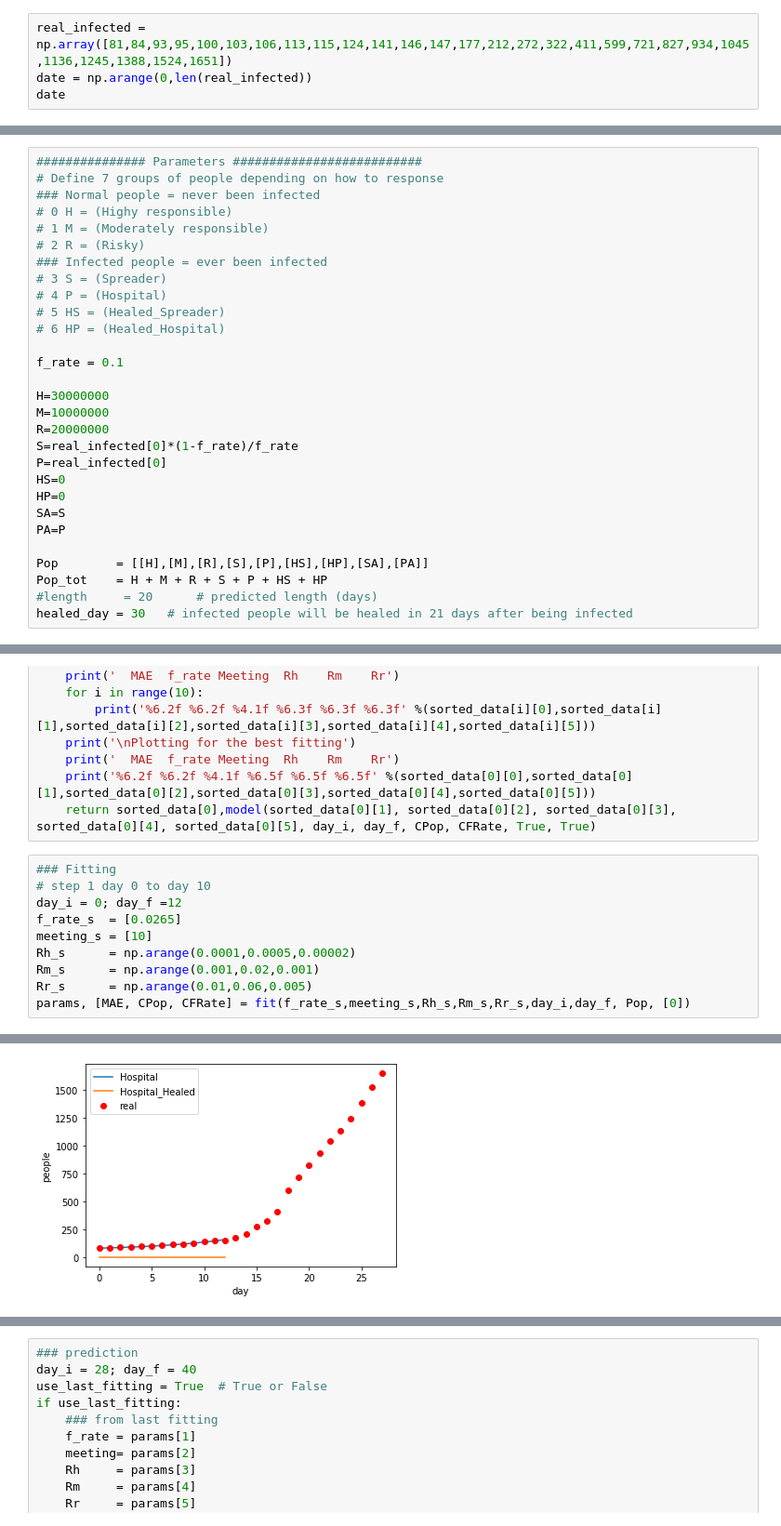
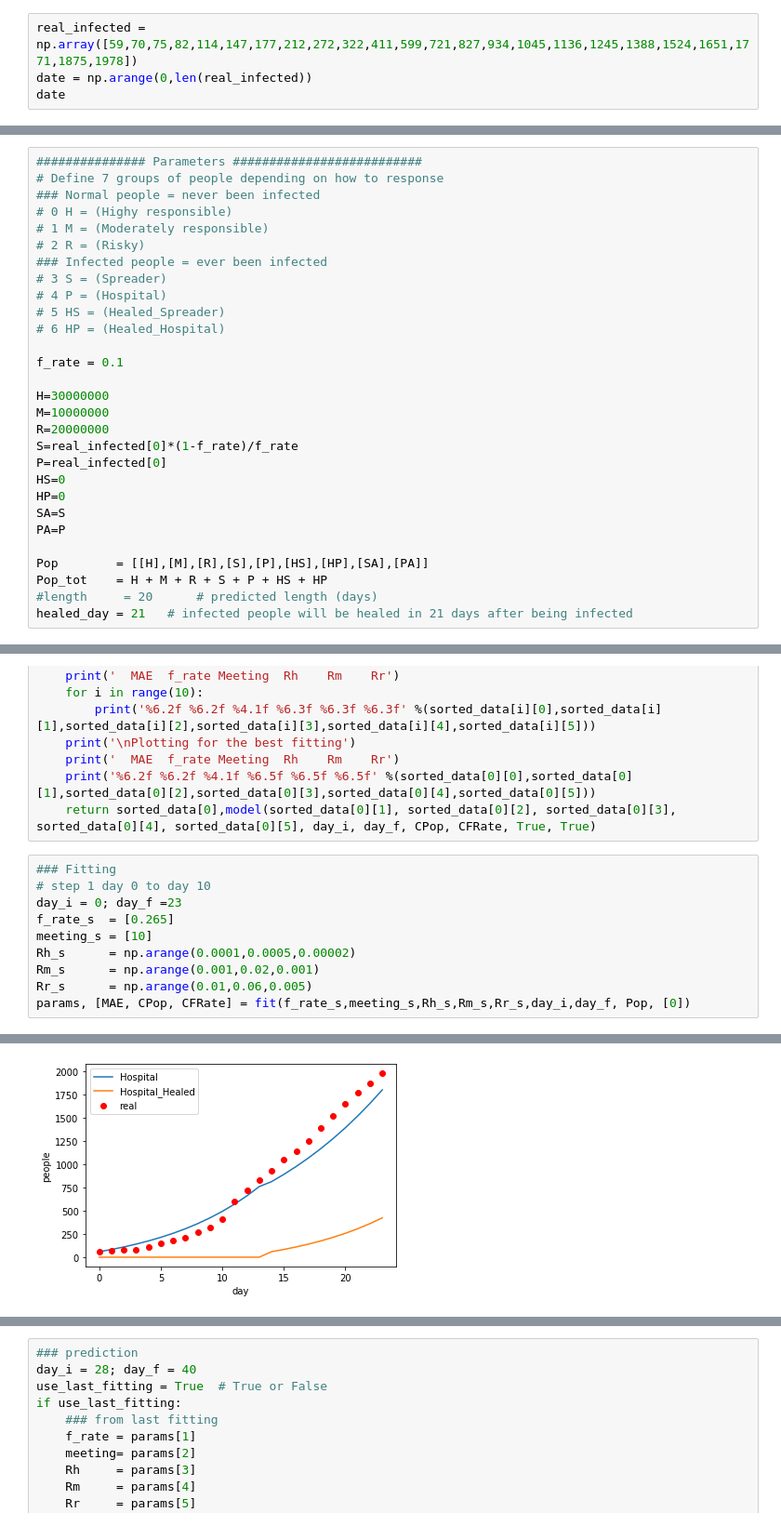
Before and after one commit to aofphy/covid19CMT, a Jupyter notebook: covid_modifiy_Rate-dev4.ipynb, the cells around one changed output, grey strips where cells are left out. Shown at 93% size. Saved outputs shown, nothing was run; the diff lists cells and outputs as text.

```diff
--- a/covid_modifiy_Rate-dev4.ipynb
+++ b/covid_modifiy_Rate-dev4.ipynb
@@ -6,7 +6,7 @@ import copy
 from mpl_toolkits import mplot3d
 import pandas as pd
 # %%
-real_infected = np.array([81,84,93,95,100,103,106,113,115,124,141,146,147,177,212,272,322,411,599,721,827,934,1045,1136,1245,1388,1524,1651])
+real_infected = np.array([59,70,75,82,114,147,177,212,272,322,411,599,721,827,934,1045,1136,1245,1388,1524,1651,1771,1875,1978])
 date = np.arange(0,len(real_infected))
 date
 # %% [output]
@@ -40,7 +40,7 @@ PA=P
 Pop        = [[H],[M],[R],[S],[P],[HS],[HP],[SA],[PA]]
 Pop_tot    = H + M + R + S + P + HS + HP
 #length     = 20      # predicted length (days)
-healed_day = 30   # infected people will be healed in 21 days after being infected
+healed_day = 21   # infected people will be healed in 21 days after being infected
 # %%
 def model(f_rate, meeting, Rh, Rm, Rr, day_i, day_f, population, cf_rate, plot=False, fit=True):
     ## model infection from day_i to day_f and calculate MAE
@@ -151,8 +151,8 @@ def fit(f_rate_s,meeting_s,Rh_s,Rm_s,Rr_s,day_i, day_f, CPop, CFRate):
 # %%
 ### Fitting
 # step 1 day 0 to day 10
-day_i = 0; day_f =12
-f_rate_s  = [0.0265]
+day_i = 0; day_f =23
+f_rate_s  = [0.265]
 meeting_s = [10]
 Rh_s      = np.arange(0.0001,0.0005,0.00002)
 Rm_s      = np.arange(0.001,0.02,0.001)
@@ -178 +178 @@ Plotting for the best fitting
-[figure, old version]
+[figure, new version]
```
Also changed, not shown: parts of 3 cells of this notebook, 8 other files.
